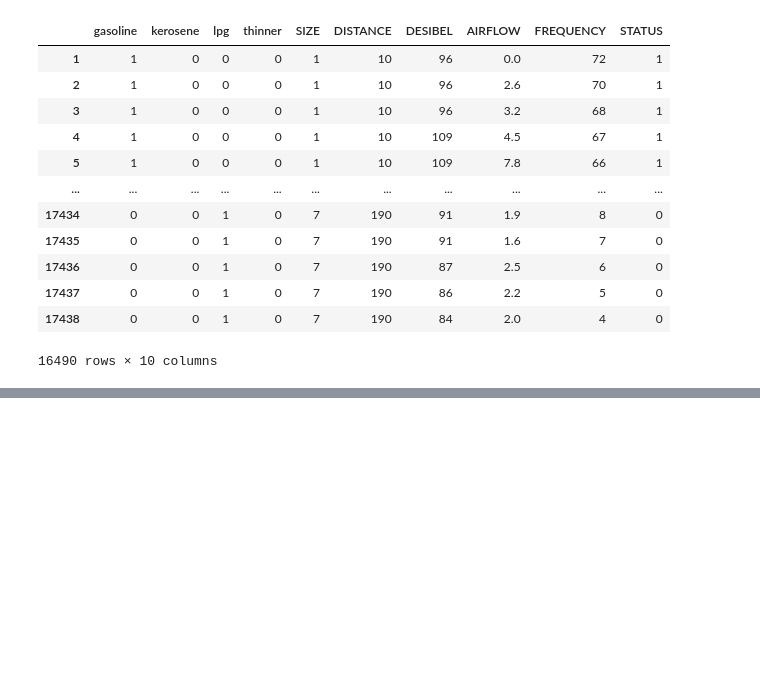
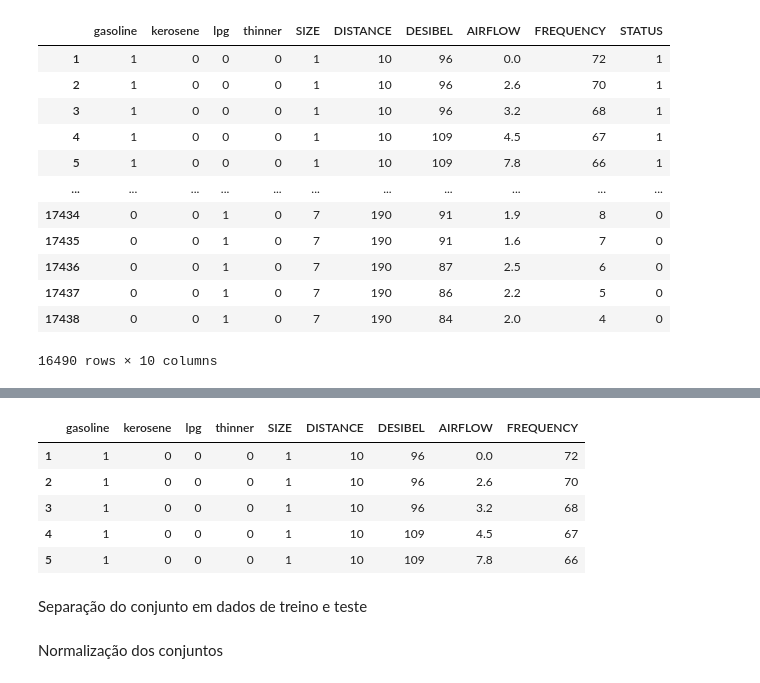
Before and after one commit to mathrmiranda/ML_Projeto, a Jupyter notebook: ML_Projeto.ipynb, the cells around one changed output, grey strips where cells are left out. Cells and saved outputs as stored; diff of their text form; code cells hidden in the pictures; blank space fills up the shorter version.

Commit message:
Criação dos conjuntos e separação treino/teste.

```diff
--- a/ML_Projeto.ipynb
+++ b/ML_Projeto.ipynb
@@ -174,0 +188,12 @@ df_dummies
+# %%
+X = df_dummies.iloc[:,:-1]
+X.head()
+# %% [output]
+|  | gasoline | kerosene | lpg | thinner | SIZE | DISTANCE | DESIBEL | AIRFLOW | FREQUENCY |
+| 1 | 1 | 0 | 0 | 0 | 1 | 10 | 96 | 0.0 | 72 |
+| 2 | 1 | 0 | 0 | 0 | 1 | 10 | 96 | 2.6 | 70 |
+| 3 | 1 | 0 | 0 | 0 | 1 | 10 | 96 | 3.2 | 68 |
+| 4 | 1 | 0 | 0 | 0 | 1 | 10 | 109 | 4.5 | 67 |
+| 5 | 1 | 0 | 0 | 0 | 1 | 10 | 109 | 7.8 | 66 |
+# %% [markdown]
+Separação do conjunto em dados de treino e teste
@@ -174,0 +205,2 @@ df_dummies
+# %% [markdown]
+Normalização dos conjuntos
```
Also changed, not shown: parts of 4 cells of this notebook.
